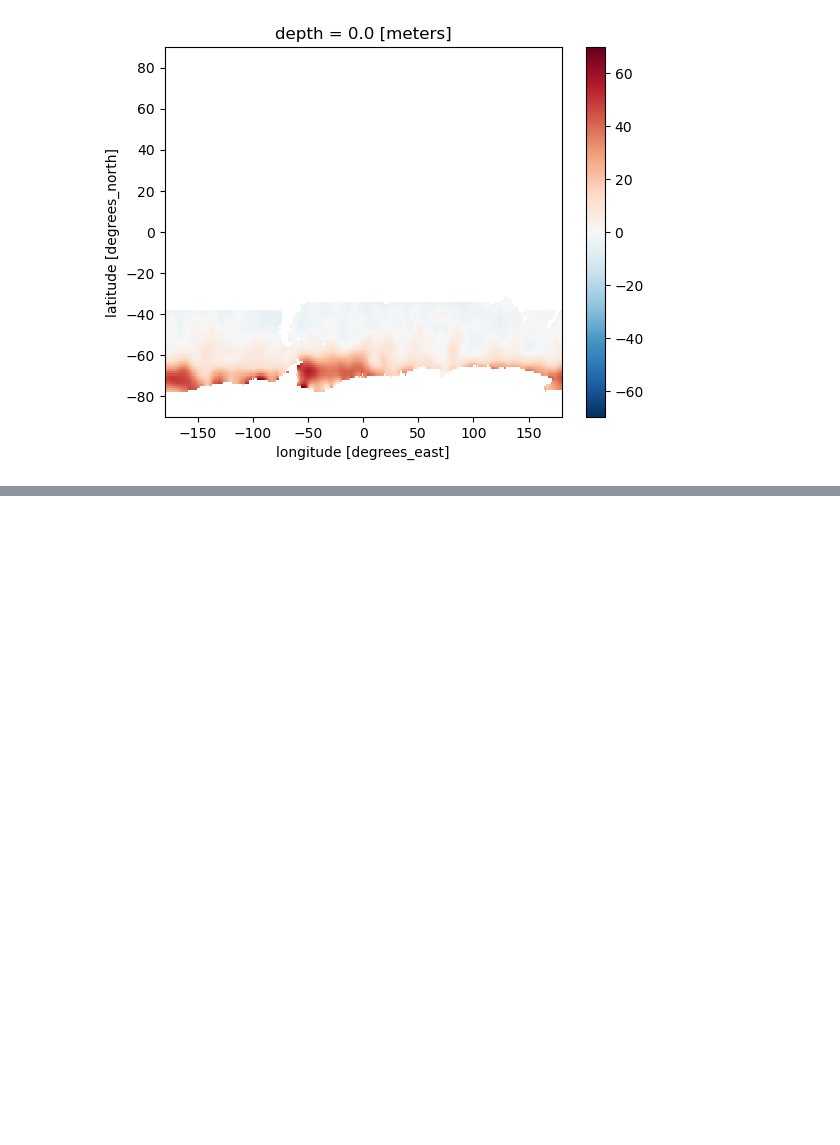
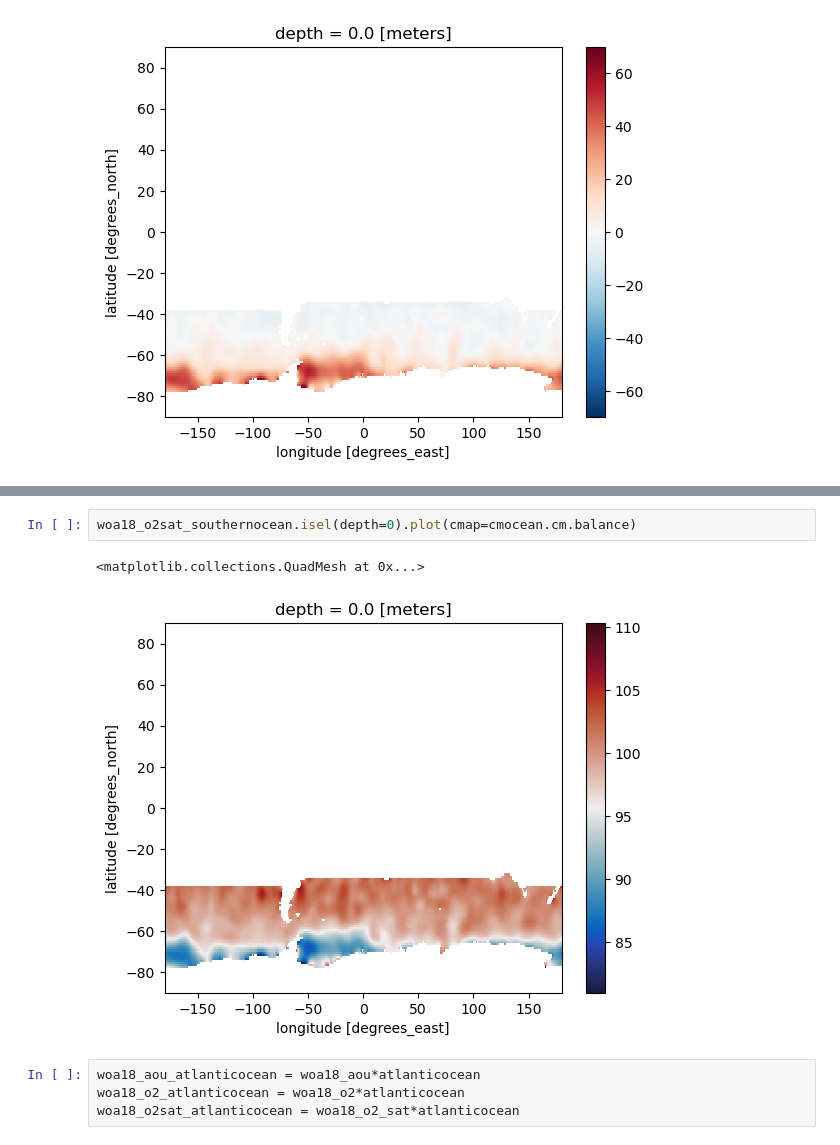
Before and after one commit to EES-3506-5506/EES3506_5506_Fall2023_Final_Project_G4_Hartman, a Jupyter notebook: notebooks/Final_Historical.ipynb, the cells around one changed output, grey strips where cells are left out. Saved outputs shown, nothing was run; the diff lists cells and outputs as text; blank space fills up the shorter version.

```diff
--- a/notebooks/Final_Historical.ipynb
+++ b/notebooks/Final_Historical.ipynb
@@ -149,0 +157,9 @@ woa18_aou_southernocean.isel(depth=0).plot()
+# %%
+woa18_o2sat_southernocean.isel(depth=0).plot(cmap=cmocean.cm.balance)
+# %% [output]
+<matplotlib.collections.QuadMesh at 0x...>
+[figure, added]
+# %%
+woa18_aou_atlanticocean = woa18_aou*atlanticocean
+woa18_o2_atlanticocean = woa18_o2*atlanticocean
+woa18_o2sat_atlanticocean = woa18_o2_sat*atlanticocean
```
Also changed, not shown: parts of 15 cells of this notebook.
